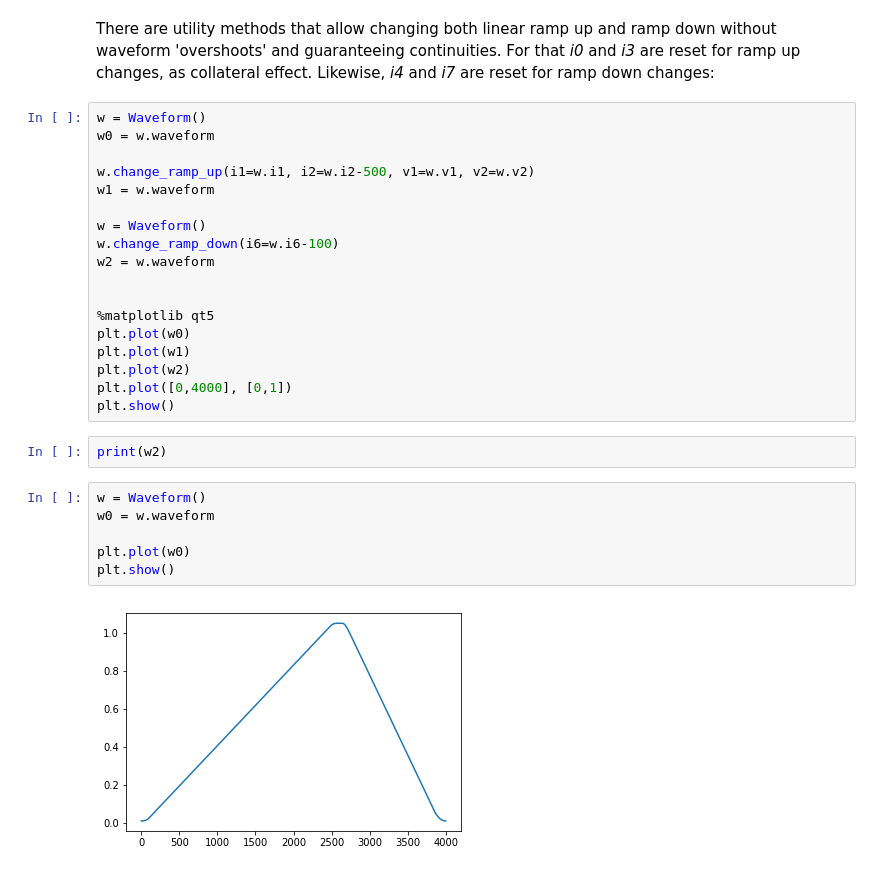
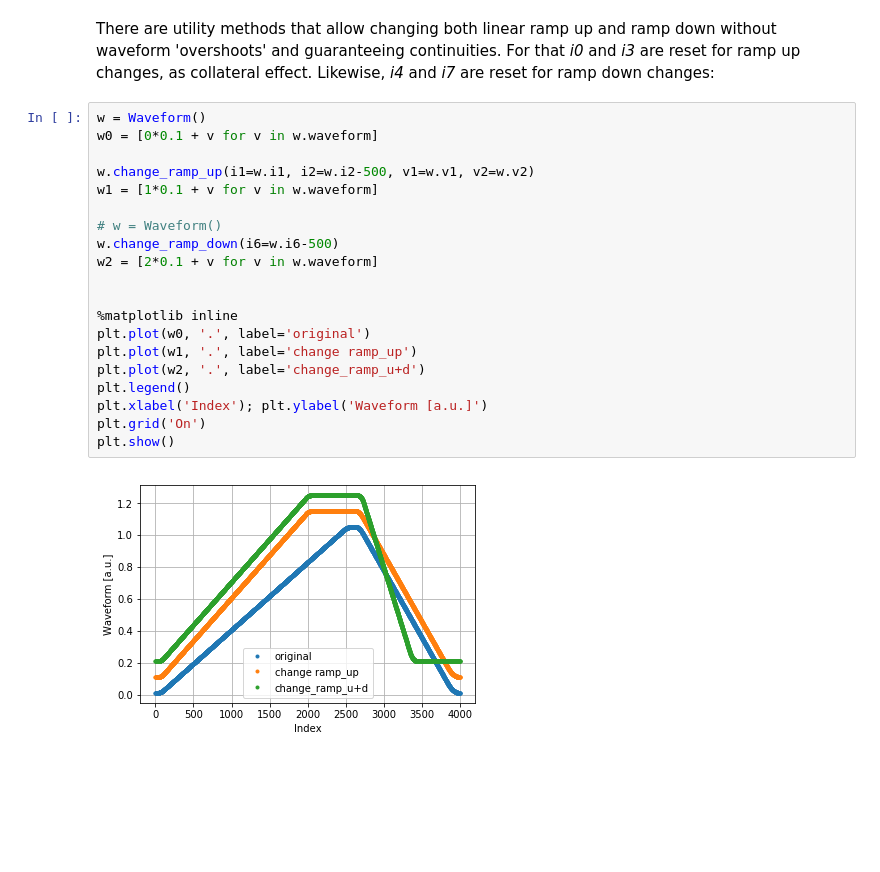
Before and after one commit to lnls-sirius/dev-packages, a Jupyter notebook: siriuspy/examples/ramp2.ipynb, the cells around one changed output. Cells and saved outputs as stored; diff of their text form; blank space fills up the shorter version.

```diff
--- a/siriuspy/examples/ramp2.ipynb
+++ b/siriuspy/examples/ramp2.ipynb
@@ -89,29 +163,23 @@ print('Value at at i=i5 is given by property "v5"              : {:.4f}'.format(
 There are utility methods that allow changing both linear ramp up and ramp down without waveform 'overshoots' and guaranteeing continuities. For that _i0_ and _i3_ are reset for ramp up changes, as collateral effect. Likewise, _i4_ and _i7_ are reset for ramp down changes:
 # %%
 w = Waveform()
-w0 = w.waveform
+w0 = [0*0.1 + v for v in w.waveform]
 
 w.change_ramp_up(i1=w.i1, i2=w.i2-500, v1=w.v1, v2=w.v2)
-w1 = w.waveform
+w1 = [1*0.1 + v for v in w.waveform]
 
-w = Waveform()
-w.change_ramp_down(i6=w.i6-100)
-w2 = w.waveform
+# w = Waveform()
+w.change_ramp_down(i6=w.i6-500)
+w2 = [2*0.1 + v for v in w.waveform]
 
 
-%matplotlib qt5
-plt.plot(w0)
-plt.plot(w1)
-plt.plot(w2)
-plt.plot([0,4000], [0,1])
+%matplotlib inline
+plt.plot(w0, '.', label='original')
+plt.plot(w1, '.', label='change ramp_up')
+plt.plot(w2, '.', label='change_ramp_u+d')
+plt.legend()
+plt.xlabel('Index'); plt.ylabel('Waveform [a.u.]')
+plt.grid('On')
 plt.show()
+# %% [output]
+[figure, added]
-# %%
-print(w2)
-# %%
-w = Waveform()
-w0 = w.waveform
-
-plt.plot(w0)
-plt.show()
-# %% [output]
-[figure, removed]
```
Also changed, not shown: parts of 21 cells of this notebook, 11 other files.
